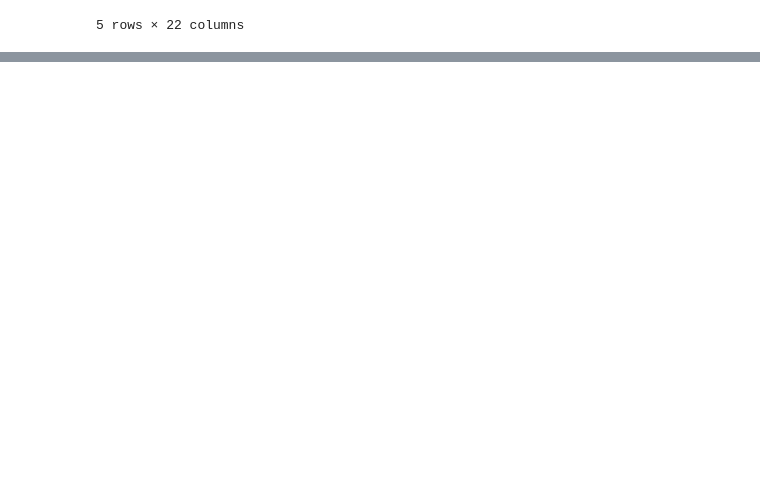
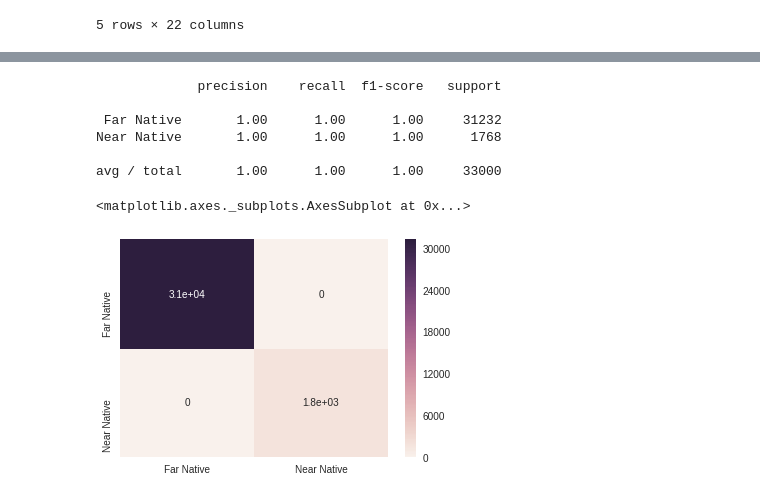
Before and after one commit to INASIC/conus-exogenomics, a Jupyter notebook: machine_learning/analysis/Exploratory Analysis - Rashid's MD Dataset.ipynb, the cells around one changed output, grey strips where cells are left out. Saved outputs shown, nothing was run; the diff lists cells and outputs as text; code cells hidden in the pictures; blank space fills up the shorter version.

```diff
--- a/machine_learning/analysis/Exploratory Analysis - Rashid's MD Dataset.ipynb
+++ b/machine_learning/analysis/Exploratory Analysis - Rashid's MD Dataset.ipynb
@@ -323,0 +375,17 @@ ax.set_xticklabels(names)
+# %%
+print(classification_report(y_test, predictions))
+# %% [output]
+             precision    recall  f1-score   support
+
+ Far Native       1.00      1.00      1.00     31232
+Near Native       1.00      1.00      1.00      1768
+
+avg / total       1.00      1.00      1.00     33000
+# %%
+conf = confusion_matrix(y_test, predictions)
+# %%
+label = ["Far Native","Near Native"]
+sns.heatmap(conf, annot=True, xticklabels=label, yticklabels=label)
+# %% [output]
+<matplotlib.axes._subplots.AxesSubplot at 0x...>
+[figure, added]
```
Also changed, not shown: parts of 22 cells of this notebook.
